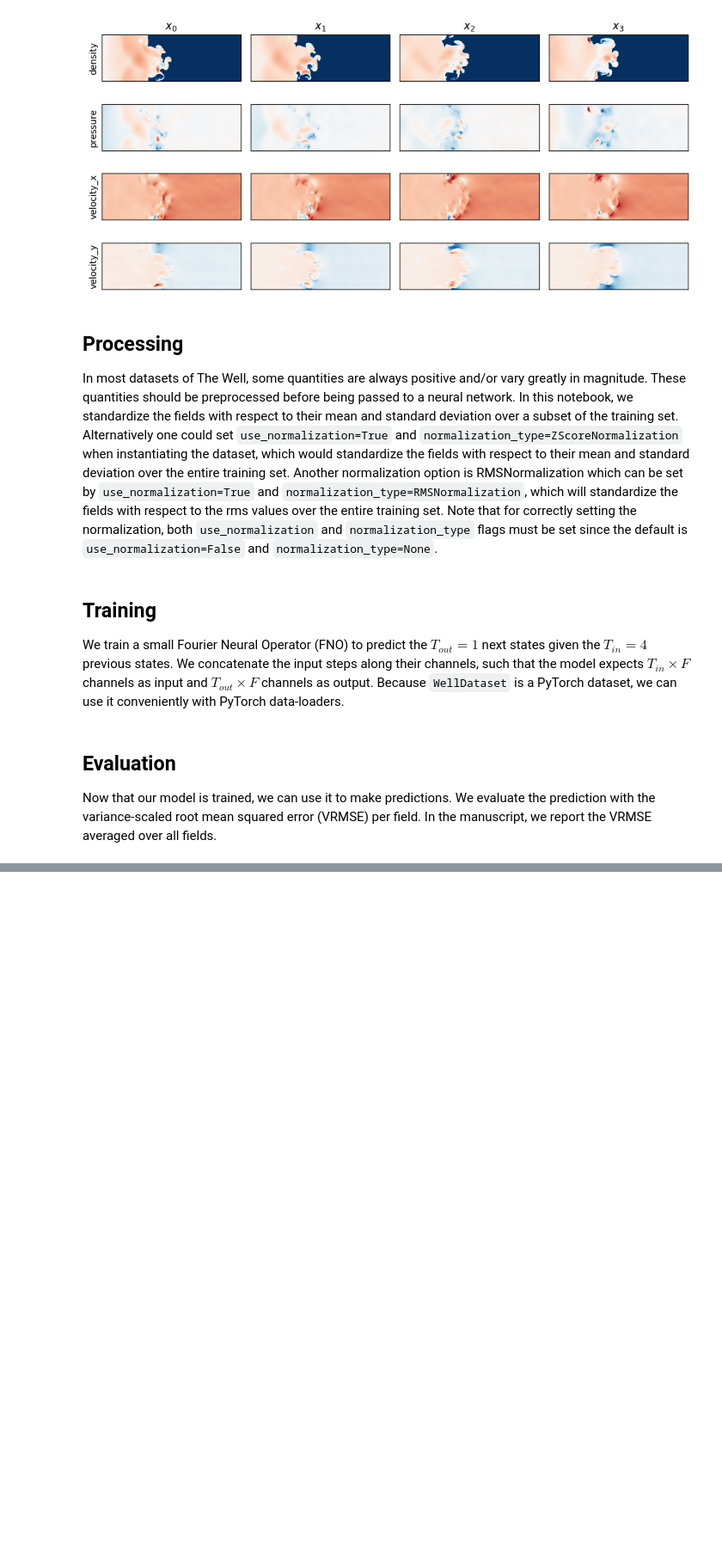
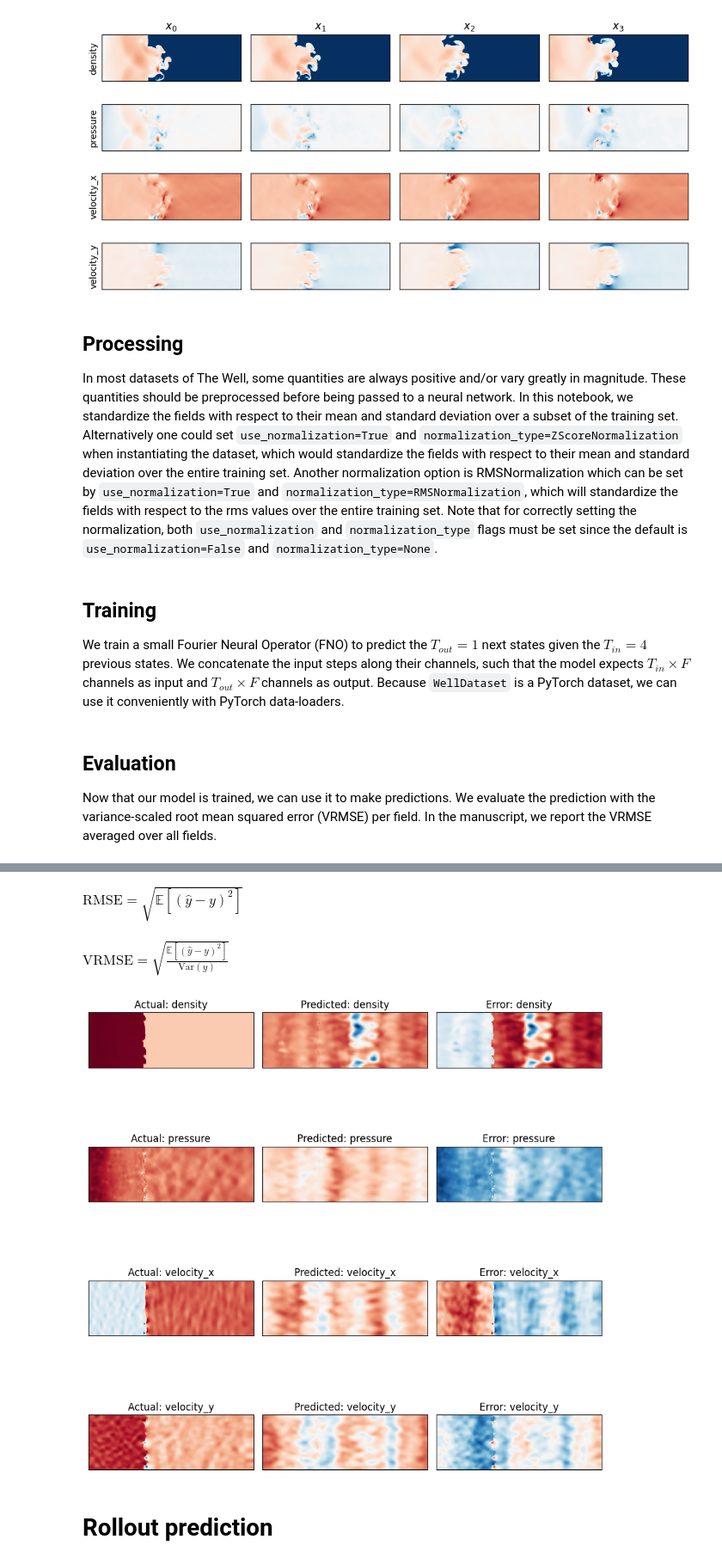
Before and after one commit to eliray01/msc_hse, a Jupyter notebook: dataset.ipynb, the cells around one changed output, grey strips where cells are left out. Shown at 86% size. Drawn from its saved outputs; the diff is of its cells as text; code cells hidden in the pictures; blank space fills up the shorter version.

```diff
--- a/dataset.ipynb
+++ b/dataset.ipynb
@@ -146,16 +152,18 @@ for i in range(0, 1000, 100):
     xs.append(x)
 
 xs = torch.stack(xs)
+# %%
+device = "cpu"
 # %%
 mu = xs.reshape(-1, F).mean(dim=0).to(device)
 sigma = xs.reshape(-1, F).std(dim=0).to(device)
 # %%
 def preprocess(x):
-    return (x - mu) / sigma
+    return (x - mu.to(x.device)) / sigma.to(x.device)
 
 
 def postprocess(x):
-    return sigma * x + mu
+    return sigma.to(x.device) * x + mu.to(x.device)
 # %% [markdown]
 ## Training
 
@@ -203,6 +211,10 @@ for epoch in range(1):
 ## Evaluation
 
 Now that our model is trained, we can use it to make predictions. We evaluate the prediction with the variance-scaled root mean squared error (VRMSE) per field. In the manuscript, we report the VRMSE averaged over all fields.
+# %%
+from the_well.benchmark.models import FNO
+
+model = FNO.from_pretrained("polymathic-ai/FNO-turbulent_radiative_layer_2D")
 # %%
 validset = WellDataset(
     well_base_path=f"{base_path}/datasets",
@@ -210,7 +222,7 @@ validset = WellDataset(
     well_split_name="valid",
     n_steps_input=4,
     n_steps_output=1,
-    use_normalization=False,
+    use_normalization=False
 )
 # %%
 item = validset[123]
@@ -233,0 +246,57 @@ tensor([[0.2684, 0.9130, 0.5672, 0.5341]], device='cuda:0')
+# %% [markdown]
+$\text{RMSE} = \sqrt{\mathbb{E}[(\hat y - y)^2]}$
+# %% [markdown]
+$\text{VRMSE} = \sqrt{\frac{\mathbb{E}[(\hat y - y)^2]}{\mathrm{Var}(y)}}$
+# %%
+import matplotlib.pyplot as plt
+import numpy as np
+from einops import rearrange
+
+field_names = [
+    name for group in validset.metadata.field_names.values() for name in group
+]
+
+# move to cpu for plotting
+y_plot = y.detach().cpu()
+fx_plot = fx.detach().cpu()
+
+# take first output timestep: shape becomes (Lx, Ly, F)
+y0 = y_plot[0]
+fx0 = fx_plot[0]
+
+# rearrange to (F, Lx, Ly) so we can loop over fields
+y0 = rearrange(y0, "Lx Ly F -> F Lx Ly")
+fx0 = rearrange(fx0, "Lx Ly F -> F Lx Ly")
+
+F = y0.shape[0]
+fig, axs = plt.subplots(F, 3, figsize=(9, 2.5 * F))
+
+if F == 1:
+    axs = np.expand_dims(axs, axis=0)
+
+for f in range(F):
+    vmin = min(y0[f].min().item(), fx0[f].min().item())
+    vmax = max(y0[f].max().item(), fx0[f].max().item())
+
+    axs[f, 0].imshow(y0[f], cmap="RdBu_r", interpolation="none", vmin=vmin, vmax=vmax)
+    axs[f, 0].set_title(f"Actual: {field_names[f]}")
+    axs[f, 0].set_xticks([])
+    axs[f, 0].set_yticks([])
+
+    axs[f, 1].imshow(fx0[f], cmap="RdBu_r", interpolation="none", vmin=vmin, vmax=vmax)
+    axs[f, 1].set_title(f"Predicted: {field_names[f]}")
+    axs[f, 1].set_xticks([])
+    axs[f, 1].set_yticks([])
+
+    diff = fx0[f] - y0[f]
+    axs[f, 2].imshow(diff, cmap="RdBu_r", interpolation="none")
+    axs[f, 2].set_title(f"Error: {field_names[f]}")
+    axs[f, 2].set_xticks([])
+    axs[f, 2].set_yticks([])
+
+plt.tight_layout()
+plt.show()
+# %% [output]
+[figure, added]
+# %% [markdown]
+# Rollout prediction
```
Also changed, not shown: parts of 23 cells of this notebook, 2 other files.
